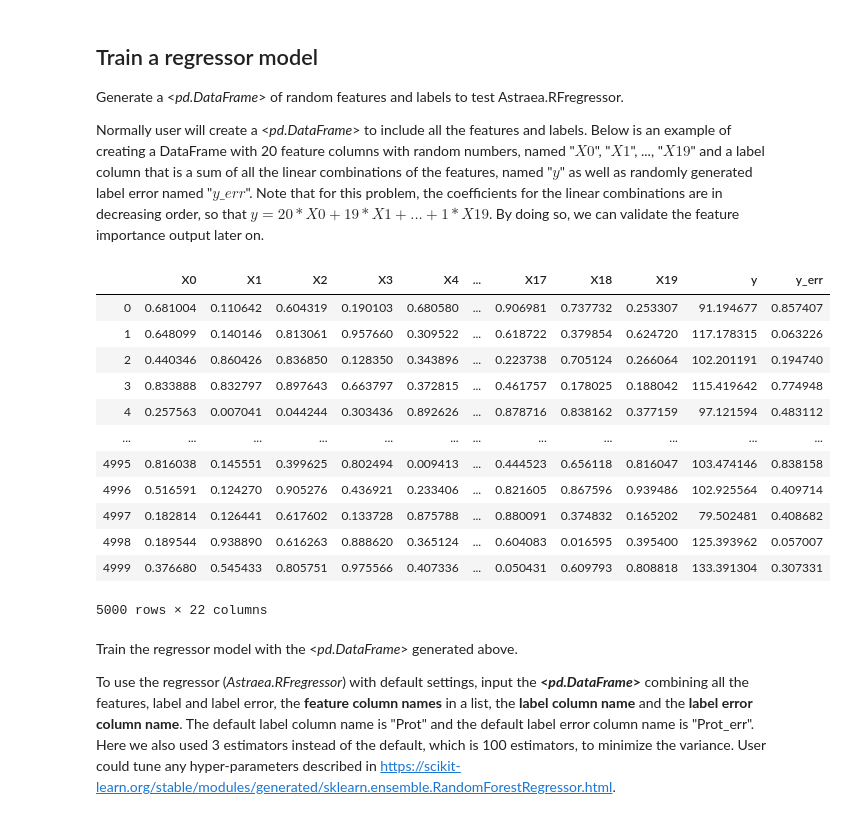
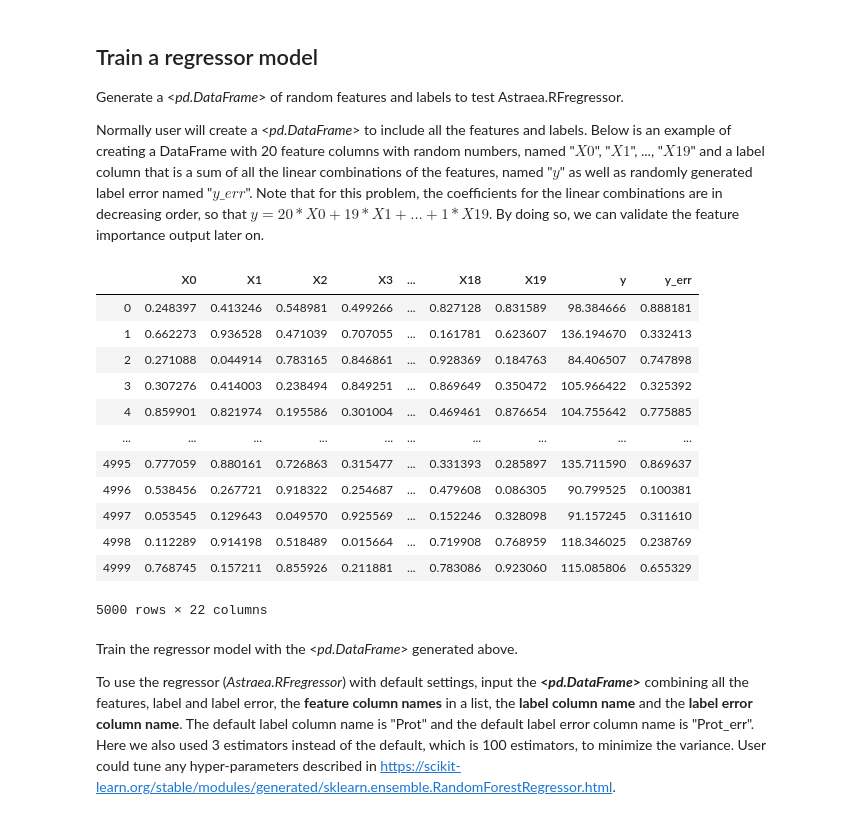
Before and after one commit to lyx12311/Astraea, a Jupyter notebook: docs/_static/Tutorial.ipynb, the cells around one changed output. Drawn from its saved outputs; the diff is of its cells as text; code cells hidden in the pictures.

```diff
--- a/docs/_static/Tutorial.ipynb
+++ b/docs/_static/Tutorial.ipynb
@@ -2,0 +9,10 @@
+# %%
+import Astraea
+import pandas as pd
+import numpy as np
+
+# print out needed features in order
+TrainF_class,TrainF_reg=Astraea.getTrainF()
+
+# load in existing testing data
+KeplerTest=Astraea.load_KeplerTest()
@@ -2,0 +26,15 @@
+# %%
+# construct pd.DataFrame that contains all the features
+starStat={'LG_peaks':KeplerTest.LG_peaks.values,'Rvar':KeplerTest.Rvar.values,'parallax':KeplerTest.parallax.values,
+          'radius_percentile_lower':KeplerTest.radius_percentile_lower.values,'radius_val':KeplerTest.radius_val.values,
+          'radius_percentile_upper':KeplerTest.radius_percentile_upper.values,'phot_g_mean_flux_over_error':KeplerTest.phot_g_mean_flux_over_error.values,
+          'bp_g':KeplerTest.bp_g.values,'teff':KeplerTest.teff.values,'lum_val':KeplerTest.lum_val.values,'v_tan':KeplerTest.v_tan.values,
+          'v_b':KeplerTest.v_b.values,'b':KeplerTest.b.values,'flicker':KeplerTest.flicker.values,'Prot':KeplerTest.Prot.values,'Prot_err':KeplerTest.Prot_err.values}
+
+# dictionary -> dataframe
+star_data=pd.DataFrame(starStat)
+
+# only display 6 columns
+pd.set_option("display.max_columns", 6)
+
+star_data
@@ -13,36 +142,37 @@ Normally user will create a <*pd.DataFrame*> to include all the features and lab
 # %%
 import Astraea
 import pandas as pd
 import numpy as np
 
 # create random feature matrix with 20 features and 5000 total data points
 X=np.random.rand(5000,20)
 
 # create labels from features
 y=sum([X[:,i]*(20-i) for i in range(np.shape(X)[1])])
 
 # put features and labels into one pandas dataFrame
 X_y=pd.DataFrame(np.hstack((X,np.reshape(y,(5000,1)))),columns=np.append(['X'+str(i) for i in range(np.shape(X)[1])],['y']))
 
 # assign random errors
 X_y['y_err']=np.random.rand(5000)
 
-#pd.set_option("display.max_columns", 10)
+# only display 9 columns
+pd.set_option("display.max_columns", 9)
 
 X_y
 # %% [output]
-|  | X0 | X1 | X2 | X3 | X4 | ... | X17 | X18 | X19 | y | y_err |
-| 0 | 0.681004 | 0.110642 | 0.604319 | 0.190103 | 0.680580 | ... | 0.906981 | 0.737732 | 0.253307 | 91.194677 | 0.857407 |
-| 1 | 0.648099 | 0.140146 | 0.813061 | 0.957660 | 0.309522 | ... | 0.618722 | 0.379854 | 0.624720 | 117.178315 | 0.063226 |
-| 2 | 0.440346 | 0.860426 | 0.836850 | 0.128350 | 0.343896 | ... | 0.223738 | 0.705124 | 0.266064 | 102.201191 | 0.194740 |
-| 3 | 0.833888 | 0.832797 | 0.897643 | 0.663797 | 0.372815 | ... | 0.461757 | 0.178025 | 0.188042 | 115.419642 | 0.774948 |
-| 4 | 0.257563 | 0.007041 | 0.044244 | 0.303436 | 0.892626 | ... | 0.878716 | 0.838162 | 0.377159 | 97.121594 | 0.483112 |
-| ... | ... | ... | ... | ... | ... | ... | ... | ... | ... | ... | ... |
-| 4995 | 0.816038 | 0.145551 | 0.399625 | 0.802494 | 0.009413 | ... | 0.444523 | 0.656118 | 0.816047 | 103.474146 | 0.838158 |
-| 4996 | 0.516591 | 0.124270 | 0.905276 | 0.436921 | 0.233406 | ... | 0.821605 | 0.867596 | 0.939486 | 102.925564 | 0.409714 |
-| 4997 | 0.182814 | 0.126441 | 0.617602 | 0.133728 | 0.875788 | ... | 0.880091 | 0.374832 | 0.165202 | 79.502481 | 0.408682 |
-| 4998 | 0.189544 | 0.938890 | 0.616263 | 0.888620 | 0.365124 | ... | 0.604083 | 0.016595 | 0.395400 | 125.393962 | 0.057007 |
-| 4999 | 0.376680 | 0.545433 | 0.805751 | 0.975566 | 0.407336 | ... | 0.050431 | 0.609793 | 0.808818 | 133.391304 | 0.307331 |
+|  | X0 | X1 | X2 | X3 | ... | X18 | X19 | y | y_err |
+| 0 | 0.248397 | 0.413246 | 0.548981 | 0.499266 | ... | 0.827128 | 0.831589 | 98.384666 | 0.888181 |
+| 1 | 0.662273 | 0.936528 | 0.471039 | 0.707055 | ... | 0.161781 | 0.623607 | 136.194670 | 0.332413 |
+| 2 | 0.271088 | 0.044914 | 0.783165 | 0.846861 | ... | 0.928369 | 0.184763 | 84.406507 | 0.747898 |
+| 3 | 0.307276 | 0.414003 | 0.238494 | 0.849251 | ... | 0.869649 | 0.350472 | 105.966422 | 0.325392 |
+| 4 | 0.859901 | 0.821974 | 0.195586 | 0.301004 | ... | 0.469461 | 0.876654 | 104.755642 | 0.775885 |
+| ... | ... | ... | ... | ... | ... | ... | ... | ... | ... |
+| 4995 | 0.777059 | 0.880161 | 0.726863 | 0.315477 | ... | 0.331393 | 0.285897 | 135.711590 | 0.869637 |
+| 4996 | 0.538456 | 0.267721 | 0.918322 | 0.254687 | ... | 0.479608 | 0.086305 | 90.799525 | 0.100381 |
+| 4997 | 0.053545 | 0.129643 | 0.049570 | 0.925569 | ... | 0.152246 | 0.328098 | 91.157245 | 0.311610 |
+| 4998 | 0.112289 | 0.914198 | 0.518489 | 0.015664 | ... | 0.719908 | 0.768959 | 118.346025 | 0.238769 |
+| 4999 | 0.768745 | 0.157211 | 0.855926 | 0.211881 | ... | 0.783086 | 0.923060 | 115.085806 | 0.655329 |
 5000 rows × 22 columns
 # %% [markdown]
 Train the regressor model with the <*pd.DataFrame*> generated above.
```
Also changed, not shown: parts of 18 cells of this notebook, 2 other files.
